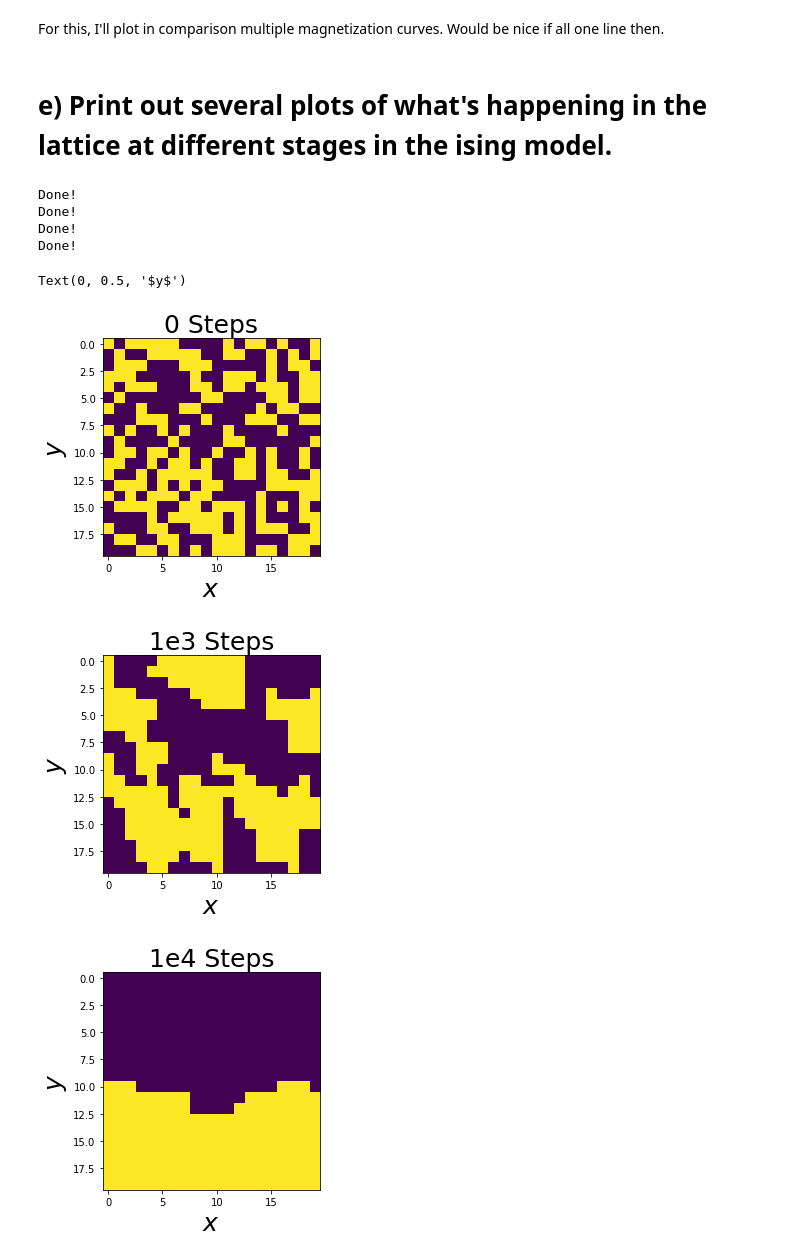
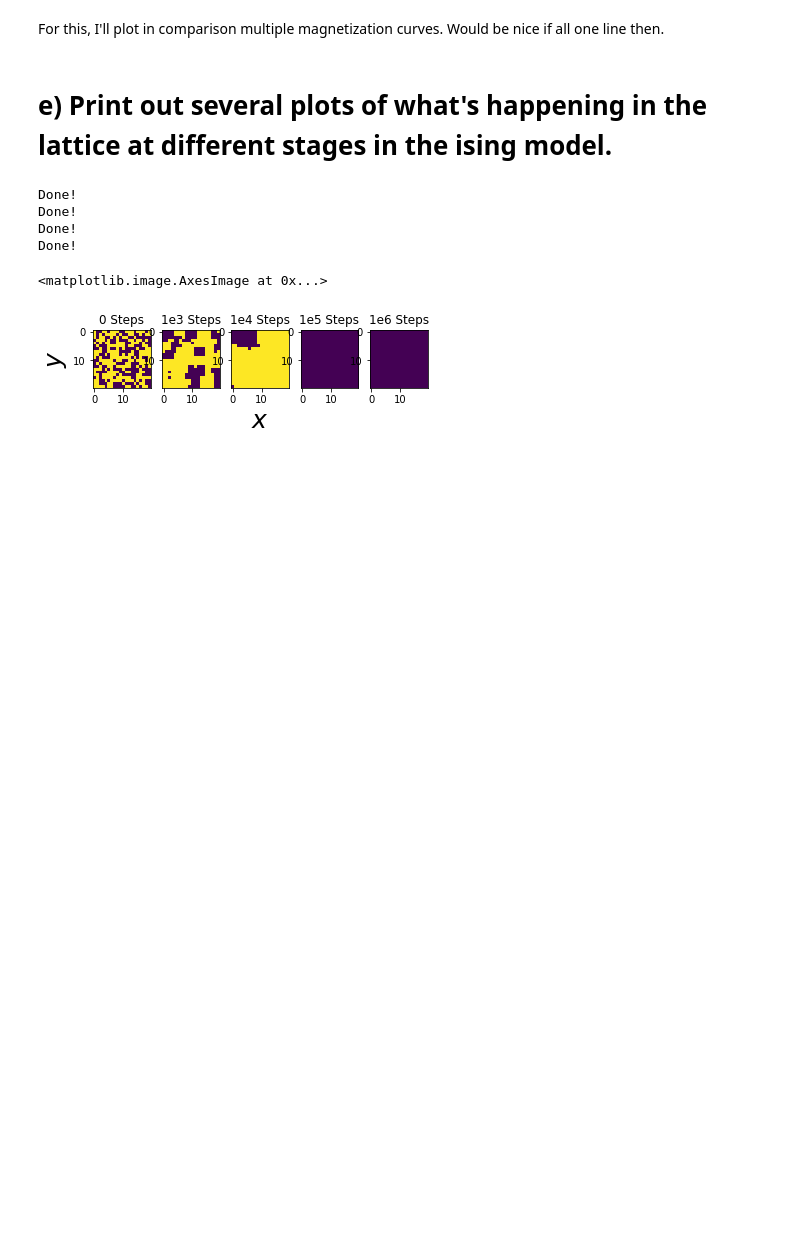
Before and after one commit to nkasmanoff/CompPhys2019, a Jupyter notebook: homework6/Notebooks/Q1 10-9.ipynb, the cells around one changed output. Drawn from its saved outputs; the diff is of its cells as text; code cells hidden in the pictures; blank space fills up the shorter version.

```diff
--- a/homework6/Notebooks/Q1 10-9.ipynb
+++ b/homework6/Notebooks/Q1 10-9.ipynb
@@ -79,12 +79,11 @@ def make_lattice(N):
 
     return s
 # %%
-def metropolize(s,steps):
+def metropolize(s,steps,T = 1):
     """
     Returns a time evolved ising grid, after the designated number of steps.
     """
     J = 1
-    T = 1
     kb = 1
     beta = 1
 
@@ -150,51 +163,46 @@ For this, I'll plot in comparison multiple magnetization curves. Would be nice i
 # %%
 i = 0
 
 s = make_lattice(20)
 #start with original
 plt.figure()
-plt.title('0 Steps',fontsize=25)
+
+plt.subplot(151)
+plt.title('0 Steps')
 plt.imshow(s)
-plt.xlabel('$x$',fontsize=25)
-plt.ylabel('$y$',fontsize = 25)
-
-plt.figure()
-snew,eplot,Mplot = metropolize(s,int(1e3))
-plt.title('1e3 Steps',fontsize=25)
-plt.imshow(snew)
-plt.xlabel('$x$',fontsize=25)
-plt.ylabel('$y$',fontsize = 25)
-
-
-plt.figure()
-snew,eplot,Mplot = metropolize(snew,int(1e4))
-plt.title('1e4 Steps',fontsize=25)
-plt.imshow(snew)
-plt.xlabel('$x$',fontsize=25)
 plt.ylabel('$y$',fontsize = 25)
 
 
 
-plt.figure()
-snew,eplot,Mplot = metropolize(snew,int(1e5))
-plt.title('1e5 Steps',fontsize=25)
+snew,eplot,Mplot = metropolize(s,int(1e3))
+plt.subplot(152)
+plt.title('1e3 Steps')
+plt.imshow(snew)
+
+
+plt.subplot(153)
+snew,eplot,Mplot = metropolize(snew,int(1e4))
+plt.title('1e4 Steps')
 plt.imshow(snew)
 plt.xlabel('$x$',fontsize=25)
-plt.ylabel('$y$',fontsize = 25)
 
 
-plt.figure()
+
+plt.subplot(154)
+snew,eplot,Mplot = metropolize(snew,int(1e5))
+plt.title('1e5 Steps')
+plt.imshow(snew)
+
+
+
+plt.subplot(155)
 snew,eplot,Mplot = metropolize(snew,int(1e6))
-plt.title('1e6 Steps',fontsize=25)
+plt.title('1e6 Steps')
 plt.imshow(snew)
-plt.xlabel('$x$',fontsize=25)
-plt.ylabel('$y$',fontsize = 25)
 # %% [output]
 Done!
 Done!
 Done!
 Done!
-Text(0, 0.5, '$y$')
+<matplotlib.image.AxesImage at 0x...>
-[figure, old version]
+[figure, new version]
-[figure, removed]
-[figure, removed]
```
Also changed, not shown: parts of 9 cells of this notebook, 10 other files.
